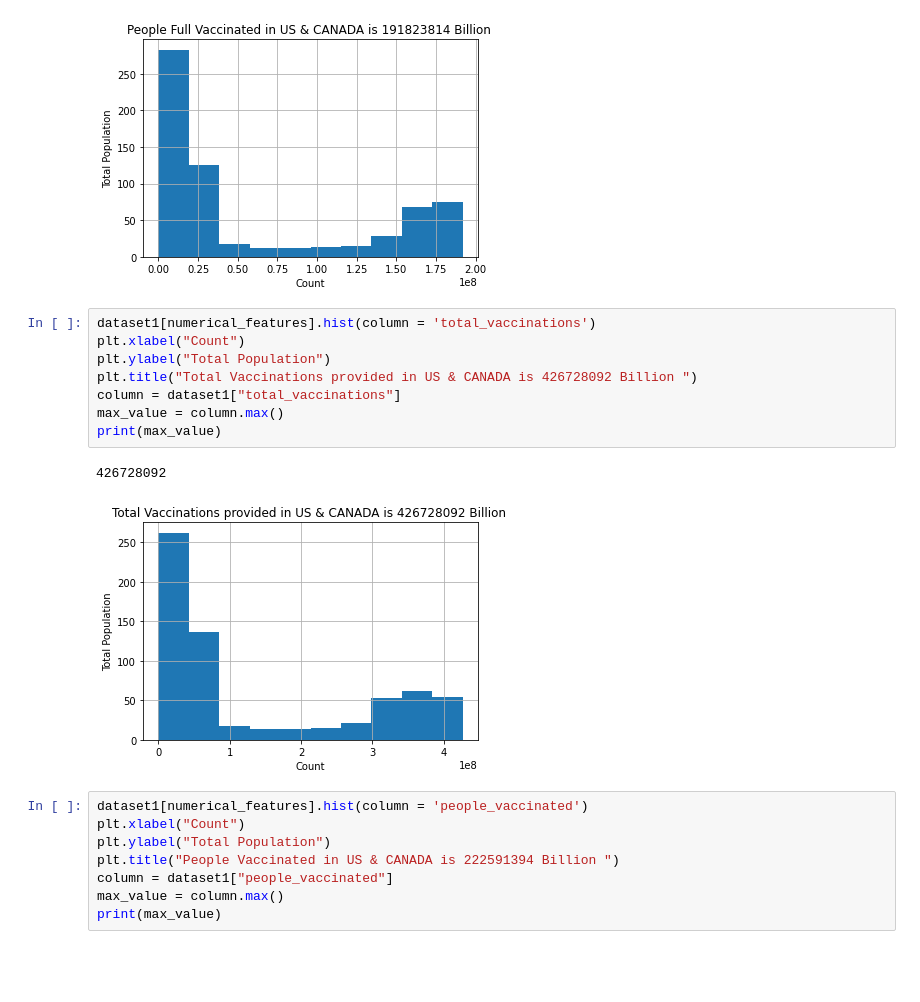
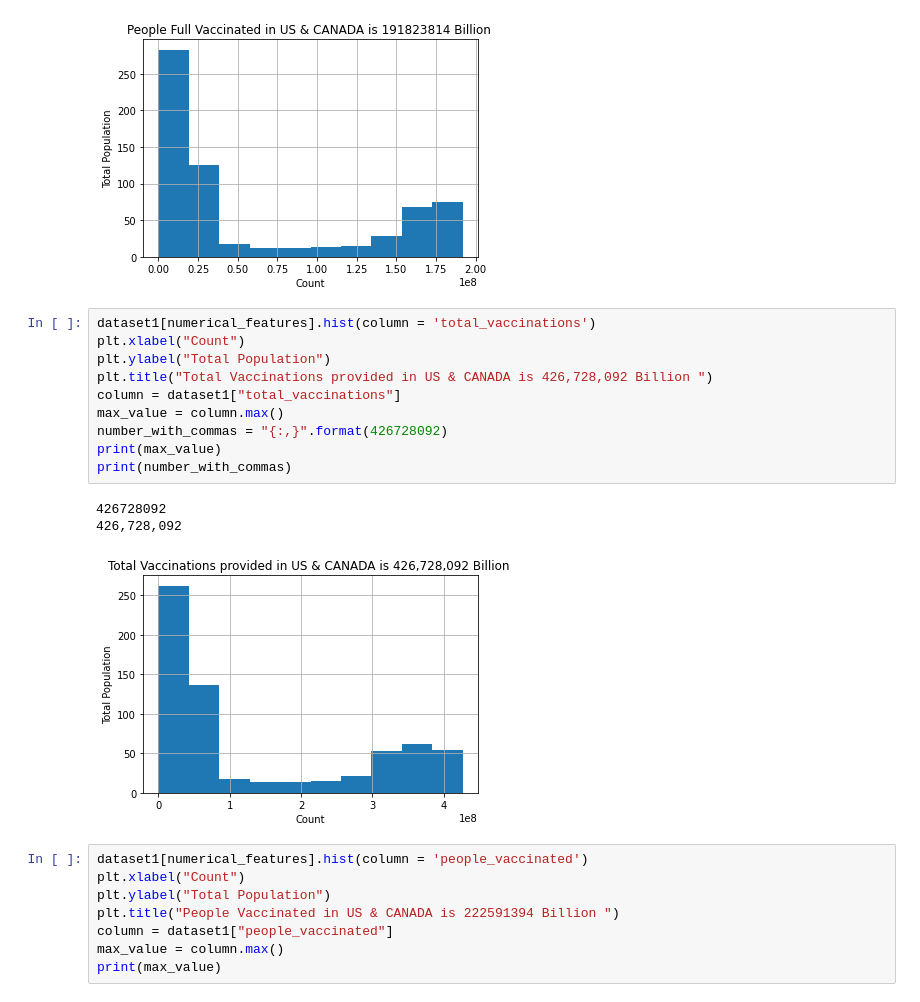
Before and after one commit to nitin578/103_Country_Covid19_Vaccinations, a Jupyter notebook: Covid19__Country_Vaccines.ipynb, the cells around one changed output. Drawn from its saved outputs; the diff is of its cells as text; blank space fills up the shorter version.

```diff
--- a/Covid19__Country_Vaccines.ipynb
+++ b/Covid19__Country_Vaccines.ipynb
@@ -469,14 +485,17 @@ print(max_value)
 # %%
 dataset1[numerical_features].hist(column = 'total_vaccinations')
 plt.xlabel("Count")
 plt.ylabel("Total Population")
-plt.title("Total Vaccinations provided in US & CANADA is 426728092 Billion ")
+plt.title("Total Vaccinations provided in US & CANADA is 426,728,092 Billion ")
 column = dataset1["total_vaccinations"]
 max_value = column.max()
+number_with_commas = "{:,}".format(426728092)
 print(max_value)
+print(number_with_commas)
 # %% [output]
 426728092
+426,728,092
-[figure, old version]
+[figure, new version]
 # %%
 dataset1[numerical_features].hist(column = 'people_vaccinated')
 plt.xlabel("Count")
```
Also changed, not shown: parts of 26 cells of this notebook.
